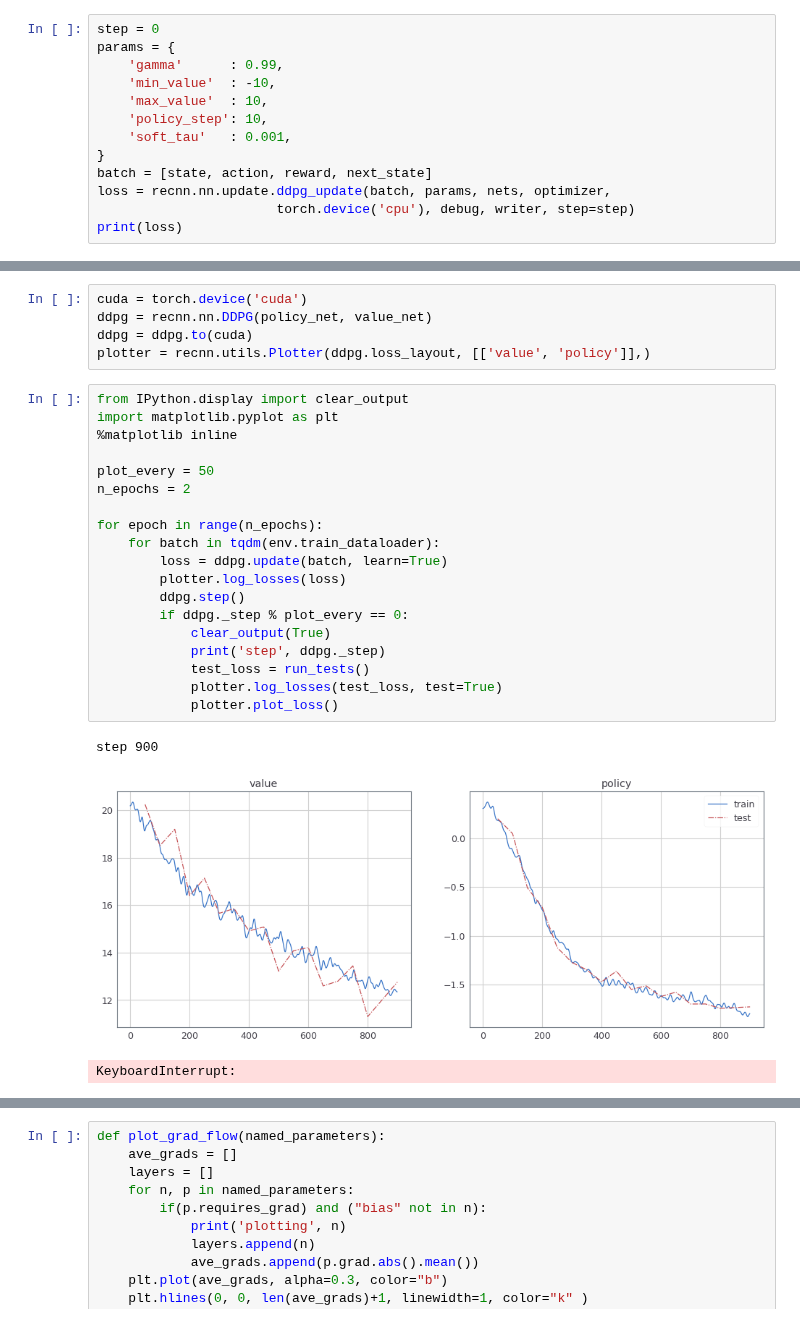
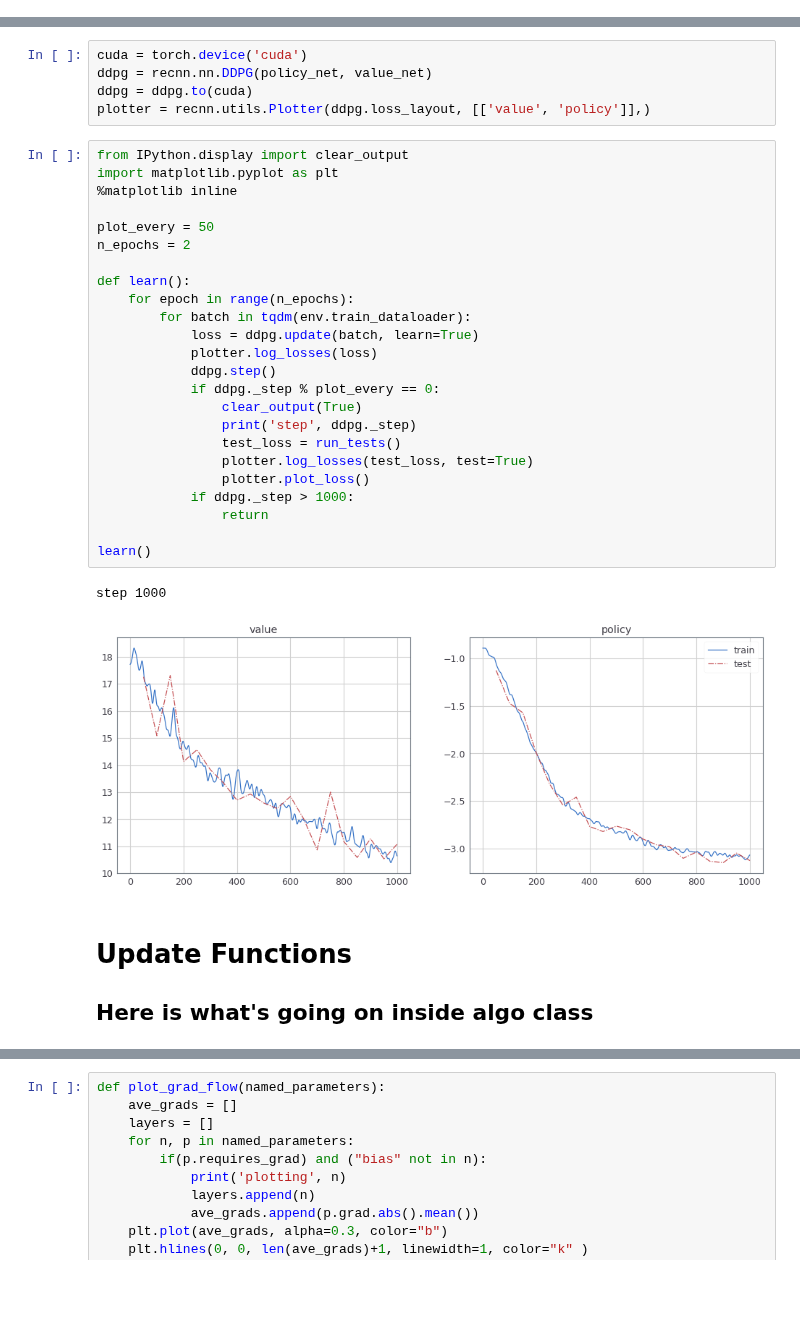
Before and after one commit to awarebayes/RecNN, a Jupyter notebook: examples/[Library Basics]/1. Getting Started.ipynb, the cells around one changed output, grey strips where cells are left out. Drawn from its saved outputs; the diff is of its cells as text; blank space fills up the shorter version.

Commit message:
bugs fixed, tests written

```diff
--- a/examples/[Library Basics]/1. Getting Started.ipynb
+++ b/examples/[Library Basics]/1. Getting Started.ipynb
@@ -159,13 +126,0 @@ writer = recnn.utils.misc.DummyWriter()
-# %%
-step = 0
-params = {
-    'gamma'      : 0.99,
-    'min_value'  : -10,
-    'max_value'  : 10,
-    'policy_step': 10,
-    'soft_tau'   : 0.001,
-}
-batch = [state, action, reward, next_state]
-loss = recnn.nn.update.ddpg_update(batch, params, nets, optimizer,
-                       torch.device('cpu'), debug, writer, step=step)
-print(loss)
@@ -270,23 +161,30 @@ plotter = recnn.utils.Plotter(ddpg.loss_layout, [['value', 'policy']],)
 # %%
 from IPython.display import clear_output
 import matplotlib.pyplot as plt
 %matplotlib inline
 
 plot_every = 50
 n_epochs = 2
 
-for epoch in range(n_epochs):
-    for batch in tqdm(env.train_dataloader):
-        loss = ddpg.update(batch, learn=True)
-        plotter.log_losses(loss)
-        ddpg.step()
-        if ddpg._step % plot_every == 0:
-            clear_output(True)
-            print('step', ddpg._step)
-            test_loss = run_tests()
-            plotter.log_losses(test_loss, test=True)
-            plotter.plot_loss()
+def learn():
+    for epoch in range(n_epochs):
+        for batch in tqdm(env.train_dataloader):
+            loss = ddpg.update(batch, learn=True)
+            plotter.log_losses(loss)
+            ddpg.step()
+            if ddpg._step % plot_every == 0:
+                clear_output(True)
+                print('step', ddpg._step)
+                test_loss = run_tests()
+                plotter.log_losses(test_loss, test=True)
+                plotter.plot_loss()
+            if ddpg._step > 1000:
+                return
+
+learn()
 # %% [output]
-step 900
+step 1000
-[figure, old version]
+[figure, new version]
-KeyboardInterrupt:
+# %% [markdown]
+# Update Functions
+## Here is what's going on inside algo class
```
Also changed, not shown: parts of 18 cells of this notebook, 12 other files.
